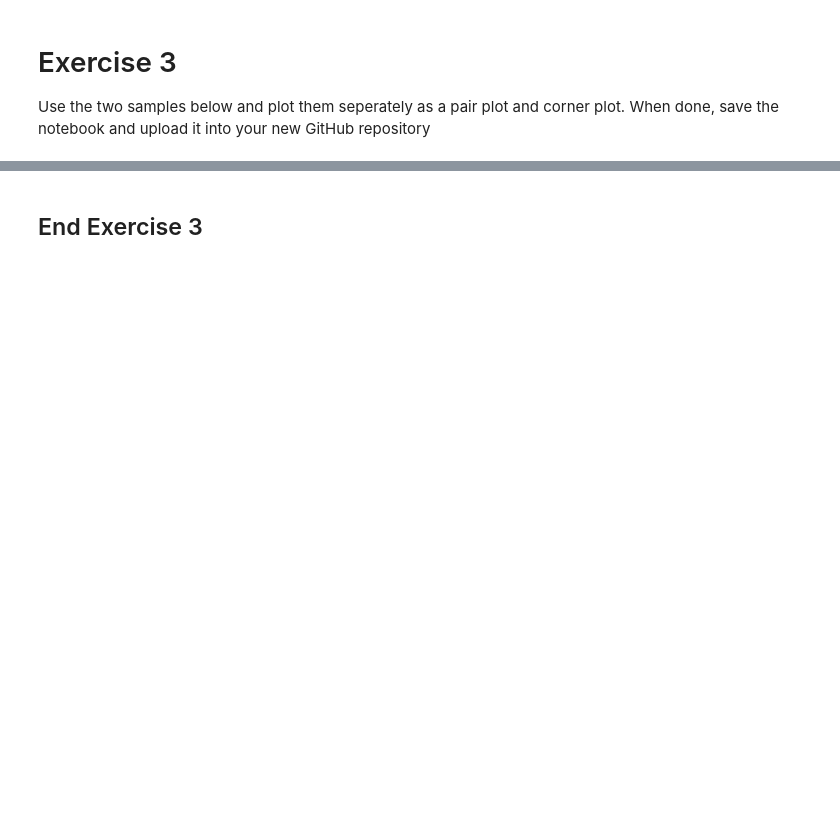
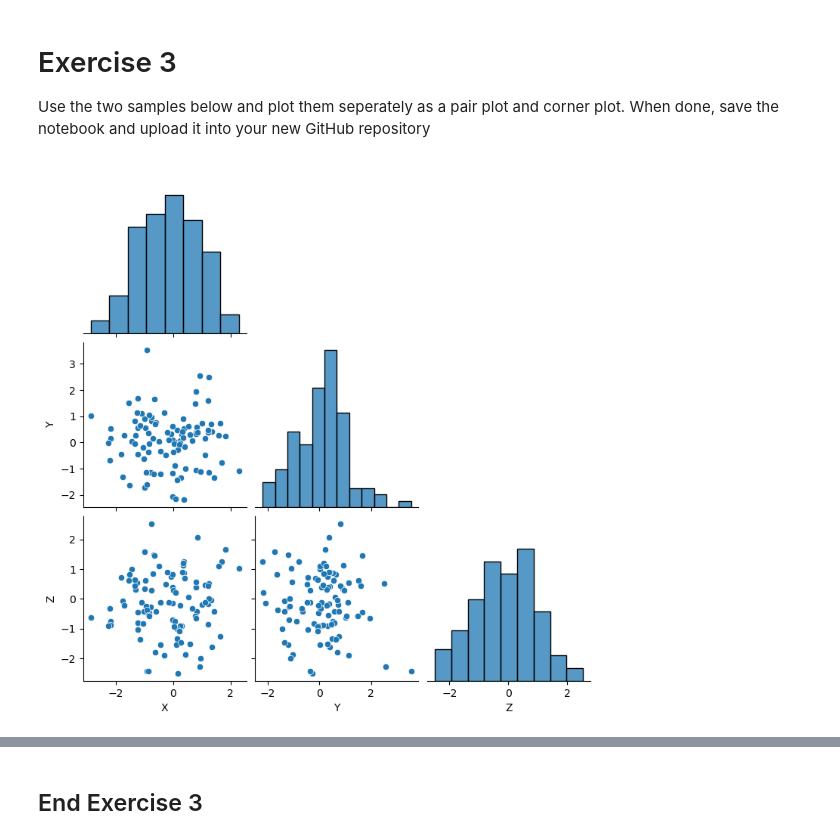
Before and after one commit to da25ade/Applied-Data-Science1, a Jupyter notebook: Version Control and Further Graphs.ipynb, the cells around one changed output, grey strips where cells are left out. Drawn from its saved outputs; the diff is of its cells as text; code cells hidden in the pictures; blank space fills up the shorter version.

```diff
--- a/Version Control and Further Graphs.ipynb
+++ b/Version Control and Further Graphs.ipynb
@@ -279,3 +320,7 @@ random_matrix = np.random.rand(3, 3)
 cov = np.dot(random_matrix, random_matrix.T)
 correlated_data = np.random.multivariate_normal(mean, cov, size=100)
 df_correlated = pd.DataFrame(correlated_data, columns=['X', 'Y', 'Z'])
+# %%
+plot_pairplot(df_uncorrelated)
+# %% [output]
+[figure, added]
```
Also changed, not shown: parts of 15 cells of this notebook, 1 other file.
